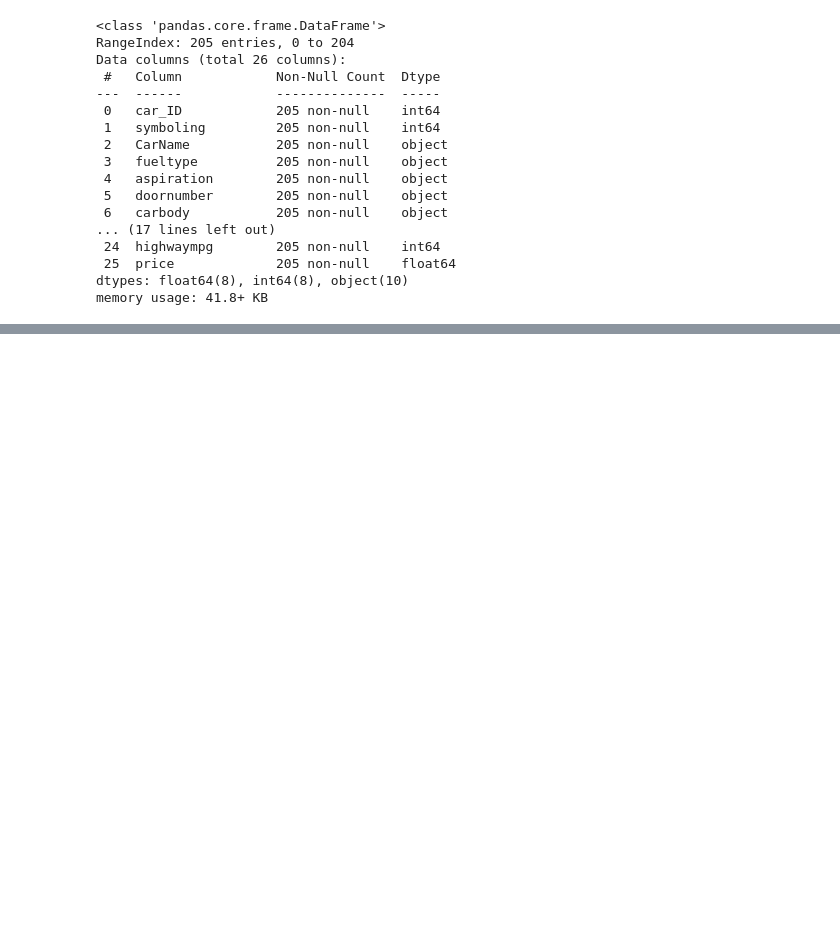
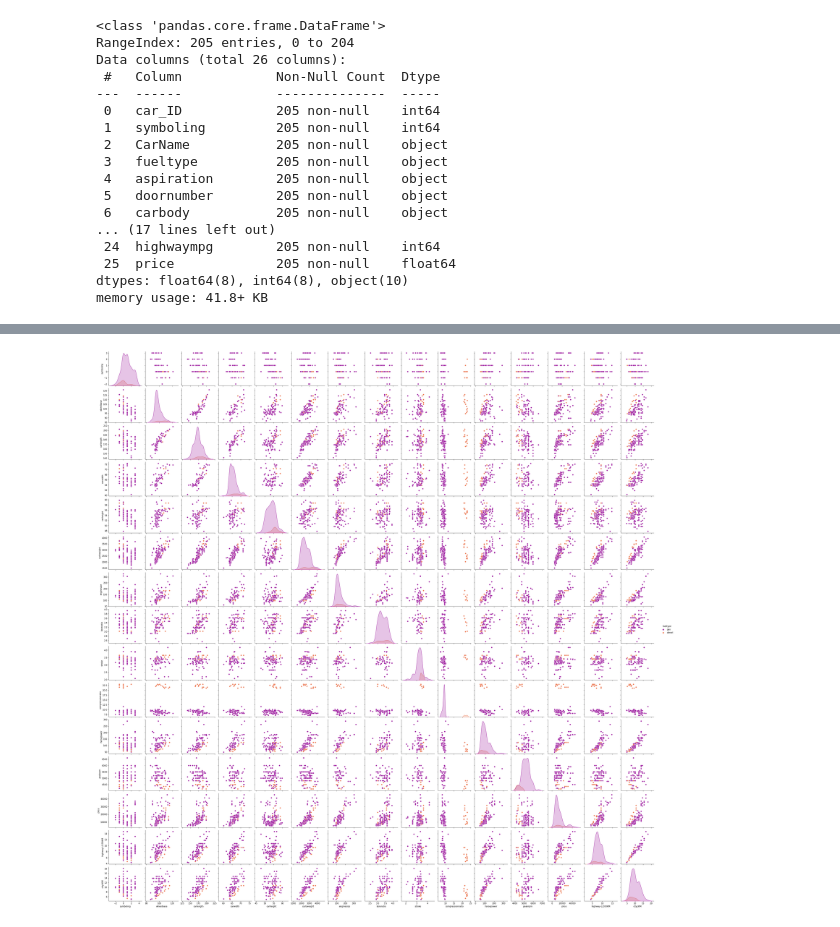
Before and after one commit to ZainahAlshehri/Car_Price_Predictions, a Jupyter notebook: car_price_predict.ipynb, the cells around one changed output, grey strips where cells are left out. Cells and saved outputs as stored; diff of their text form; code cells hidden in the pictures; blank space fills up the shorter version.

```diff
--- a/car_price_predict.ipynb
+++ b/car_price_predict.ipynb
@@ -123,3 +180,7 @@ cormatrix.head(10)
+# %%
+sns.pairplot (mydata, hue = 'fueltype', palette = 'plasma');
+# %% [output]
+[figure, added]
 # %%
 sns.lmplot('price', 'horsepower', mydata,
            hue = 'fueltype', col = 'fueltype',  row = 'doornumber',
```
Also changed, not shown: parts of 134 cells of this notebook.
